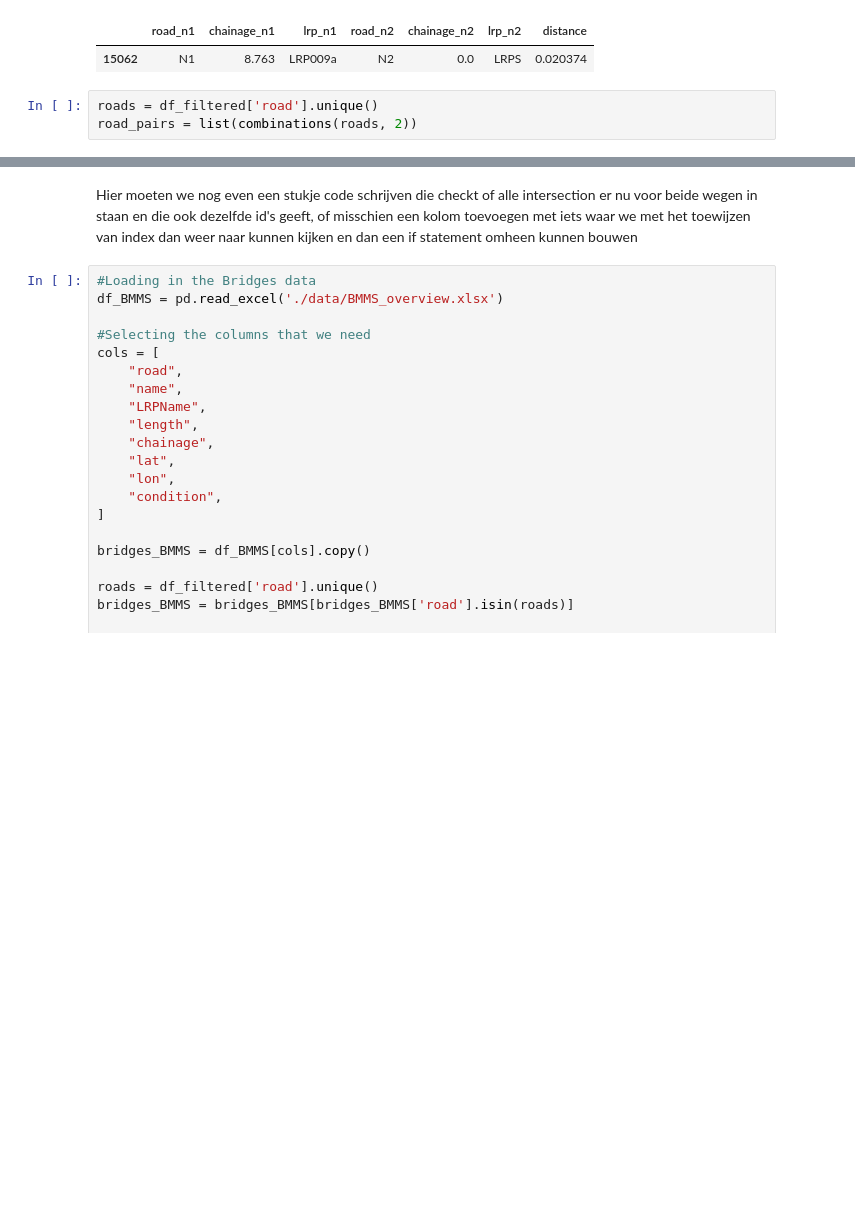
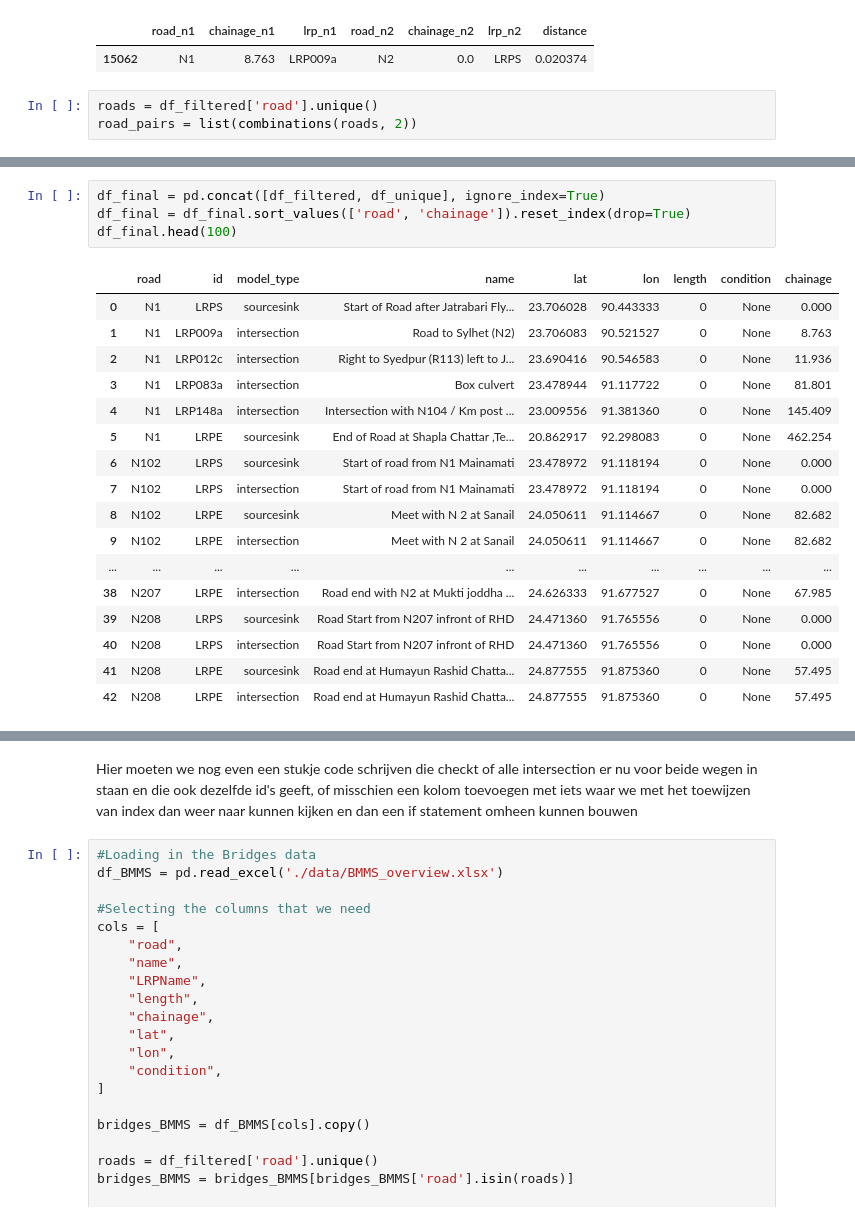
Before and after one commit to nielsvdd42/EPA133A-Advanced-Simulation-Group-1, a Jupyter notebook: EPA133a-G01-A3/data_version1.ipynb, the cells around one changed output, grey strips where cells are left out. Drawn from its saved outputs; the diff is of its cells as text; blank space fills up the shorter version.

```diff
--- a/EPA133a-G01-A3/data_version1.ipynb
+++ b/EPA133a-G01-A3/data_version1.ipynb
@@ -248,0 +302,22 @@ df_final.head(50)
+# %%
+df_final = pd.concat([df_filtered, df_unique], ignore_index=True)
+df_final = df_final.sort_values(['road', 'chainage']).reset_index(drop=True)
+df_final.head(100)
+# %% [output]
+|  | road | id | model_type | name | lat | lon | length | condition | chainage |
+| 0 | N1 | LRPS | sourcesink | Start of Road after Jatrabari Fly... | 23.706028 | 90.443333 | 0 | None | 0.000 |
+| 1 | N1 | LRP009a | intersection | Road to Sylhet (N2) | 23.706083 | 90.521527 | 0 | None | 8.763 |
+| 2 | N1 | LRP012c | intersection | Right to Syedpur (R113) left to J... | 23.690416 | 90.546583 | 0 | None | 11.936 |
+| 3 | N1 | LRP083a | intersection | Box culvert | 23.478944 | 91.117722 | 0 | None | 81.801 |
+| 4 | N1 | LRP148a | intersection | Intersection with N104 / Km post ... | 23.009556 | 91.381360 | 0 | None | 145.409 |
+| 5 | N1 | LRPE | sourcesink | End of Road at Shapla Chattar ,Te... | 20.862917 | 92.298083 | 0 | None | 462.254 |
+| 6 | N102 | LRPS | sourcesink | Start of road from N1 Mainamati | 23.478972 | 91.118194 | 0 | None | 0.000 |
+| 7 | N102 | LRPS | intersection | Start of road from N1 Mainamati | 23.478972 | 91.118194 | 0 | None | 0.000 |
+| 8 | N102 | LRPE | sourcesink | Meet with N 2 at Sanail | 24.050611 | 91.114667 | 0 | None | 82.682 |
+| 9 | N102 | LRPE | intersection | Meet with N 2 at Sanail | 24.050611 | 91.114667 | 0 | None | 82.682 |
+| ... | ... | ... | ... | ... | ... | ... | ... | ... | ... |
+| 38 | N207 | LRPE | intersection | Road end with N2 at Mukti joddha ... | 24.626333 | 91.677527 | 0 | None | 67.985 |
+| 39 | N208 | LRPS | sourcesink | Road Start from N207 infront of RHD | 24.471360 | 91.765556 | 0 | None | 0.000 |
+| 40 | N208 | LRPS | intersection | Road Start from N207 infront of RHD | 24.471360 | 91.765556 | 0 | None | 0.000 |
+| 41 | N208 | LRPE | sourcesink | Road end at Humayun Rashid Chatta... | 24.877555 | 91.875360 | 0 | None | 57.495 |
+| 42 | N208 | LRPE | intersection | Road end at Humayun Rashid Chatta... | 24.877555 | 91.875360 | 0 | None | 57.495 |
```
Also changed, not shown: parts of 14 cells of this notebook.
